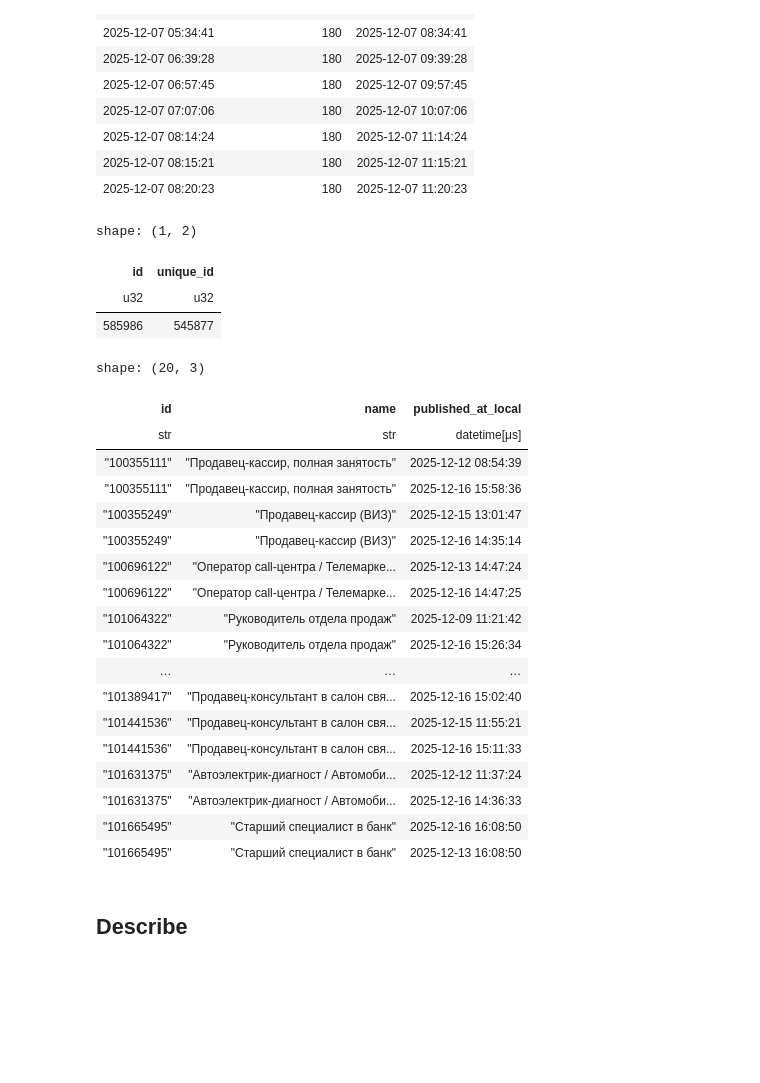
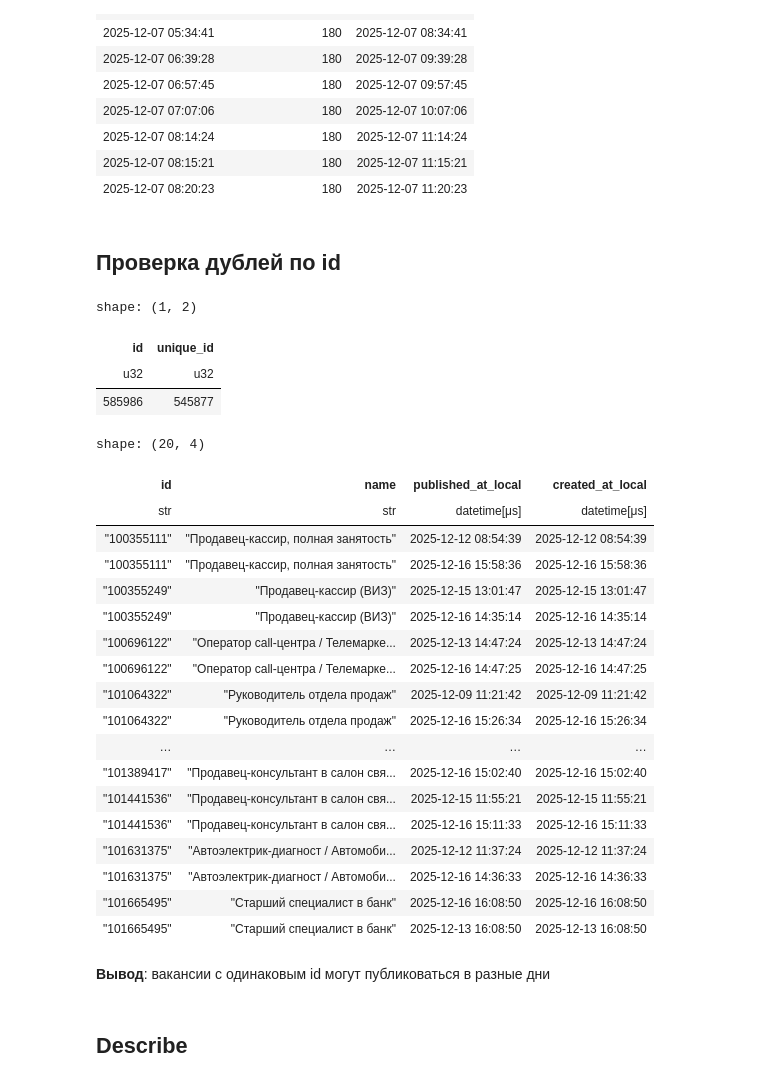
Before and after one commit to lusm554/skill-lens, a Jupyter notebook: airflow/check_silver_hh_loader.ipynb, the cells around one changed output. Cells and saved outputs as stored; diff of their text form; code cells hidden in the pictures; blank space fills up the shorter version.

```diff
--- a/airflow/check_silver_hh_loader.ipynb
+++ b/airflow/check_silver_hh_loader.ipynb
@@ -195,6 +195,11 @@ df_lazy = (
                 pl.col('published_at_utc').dt.replace_time_zone(None) +
                 pl.duration(minutes=pl.col('published_at_offset')
             )
+        ),
+        created_at_local = (
+                pl.col('created_at_utc').dt.replace_time_zone(None) +
+                pl.duration(minutes=pl.col('created_at_offset')
+            )
         )
     )
     .with_columns(
@@ -223,6 +230,8 @@ shape: (100, 3)
 | 2025-12-07 08:14:24 | 180 | 2025-12-07 11:14:24 |
 | 2025-12-07 08:15:21 | 180 | 2025-12-07 11:15:21 |
 | 2025-12-07 08:20:23 | 180 | 2025-12-07 11:20:23 |
+# %% [markdown]
+## Проверка дублей по id
 # %%
 df_lazy.select(
     pl.col('id').count(),
@@ -235,27 +244,29 @@ shape: (1, 2)
 | 585986 | 545877 |
 # %%
 dups = df_lazy.filter(pl.col("id").is_duplicated()).sort(by='id')
-dups.head(20).select("id", "name", "published_at_local").collect()
+dups.head(20).select("id", "name", "published_at_local", "created_at_local").collect()
 # %% [output]
-shape: (20, 3)
+shape: (20, 4)
-| id | name | published_at_local |
-| str | str | datetime[μs] |
-| "100355111" | "Продавец-кассир, пoлная занятость" | 2025-12-12 08:54:39 |
-| "100355111" | "Продавец-кассир, пoлная занятость" | 2025-12-16 15:58:36 |
-| "100355249" | "Продавец-кассир (ВИЗ)" | 2025-12-15 13:01:47 |
-| "100355249" | "Продавец-кассир (ВИЗ)" | 2025-12-16 14:35:14 |
-| "100696122" | "Оператор call-центра / Телемарке... | 2025-12-13 14:47:24 |
-| "100696122" | "Оператор call-центра / Телемарке... | 2025-12-16 14:47:25 |
-| "101064322" | "Руководитель отдела продаж" | 2025-12-09 11:21:42 |
-| "101064322" | "Руководитель отдела продаж" | 2025-12-16 15:26:34 |
-| … | … | … |
-| "101389417" | "Продавец-консультант в салон свя... | 2025-12-16 15:02:40 |
-| "101441536" | "Продавец-консультант в салон свя... | 2025-12-15 11:55:21 |
-| "101441536" | "Продавец-консультант в салон свя... | 2025-12-16 15:11:33 |
-| "101631375" | "Автоэлектрик-диагност / Автомоби... | 2025-12-12 11:37:24 |
-| "101631375" | "Автоэлектрик-диагност / Автомоби... | 2025-12-16 14:36:33 |
-| "101665495" | "Старший специалист в банк" | 2025-12-16 16:08:50 |
-| "101665495" | "Старший специалист в банк" | 2025-12-13 16:08:50 |
+| id | name | published_at_local | created_at_local |
+| str | str | datetime[μs] | datetime[μs] |
+| "100355111" | "Продавец-кассир, пoлная занятость" | 2025-12-12 08:54:39 | 2025-12-12 08:54:39 |
+| "100355111" | "Продавец-кассир, пoлная занятость" | 2025-12-16 15:58:36 | 2025-12-16 15:58:36 |
+| "100355249" | "Продавец-кассир (ВИЗ)" | 2025-12-15 13:01:47 | 2025-12-15 13:01:47 |
+| "100355249" | "Продавец-кассир (ВИЗ)" | 2025-12-16 14:35:14 | 2025-12-16 14:35:14 |
+| "100696122" | "Оператор call-центра / Телемарке... | 2025-12-13 14:47:24 | 2025-12-13 14:47:24 |
+| "100696122" | "Оператор call-центра / Телемарке... | 2025-12-16 14:47:25 | 2025-12-16 14:47:25 |
+| "101064322" | "Руководитель отдела продаж" | 2025-12-09 11:21:42 | 2025-12-09 11:21:42 |
+| "101064322" | "Руководитель отдела продаж" | 2025-12-16 15:26:34 | 2025-12-16 15:26:34 |
+| … | … | … | … |
+| "101389417" | "Продавец-консультант в салон свя... | 2025-12-16 15:02:40 | 2025-12-16 15:02:40 |
+| "101441536" | "Продавец-консультант в салон свя... | 2025-12-15 11:55:21 | 2025-12-15 11:55:21 |
+| "101441536" | "Продавец-консультант в салон свя... | 2025-12-16 15:11:33 | 2025-12-16 15:11:33 |
+| "101631375" | "Автоэлектрик-диагност / Автомоби... | 2025-12-12 11:37:24 | 2025-12-12 11:37:24 |
+| "101631375" | "Автоэлектрик-диагност / Автомоби... | 2025-12-16 14:36:33 | 2025-12-16 14:36:33 |
+| "101665495" | "Старший специалист в банк" | 2025-12-16 16:08:50 | 2025-12-16 16:08:50 |
+| "101665495" | "Старший специалист в банк" | 2025-12-13 16:08:50 | 2025-12-13 16:08:50 |
+# %% [markdown]
+**Вывод**: вакансии с одинаковым id могут публиковаться в разные дни
 # %% [markdown]
 ## Describe
 # %%
```
Also changed, not shown: parts of 15 cells of this notebook.
